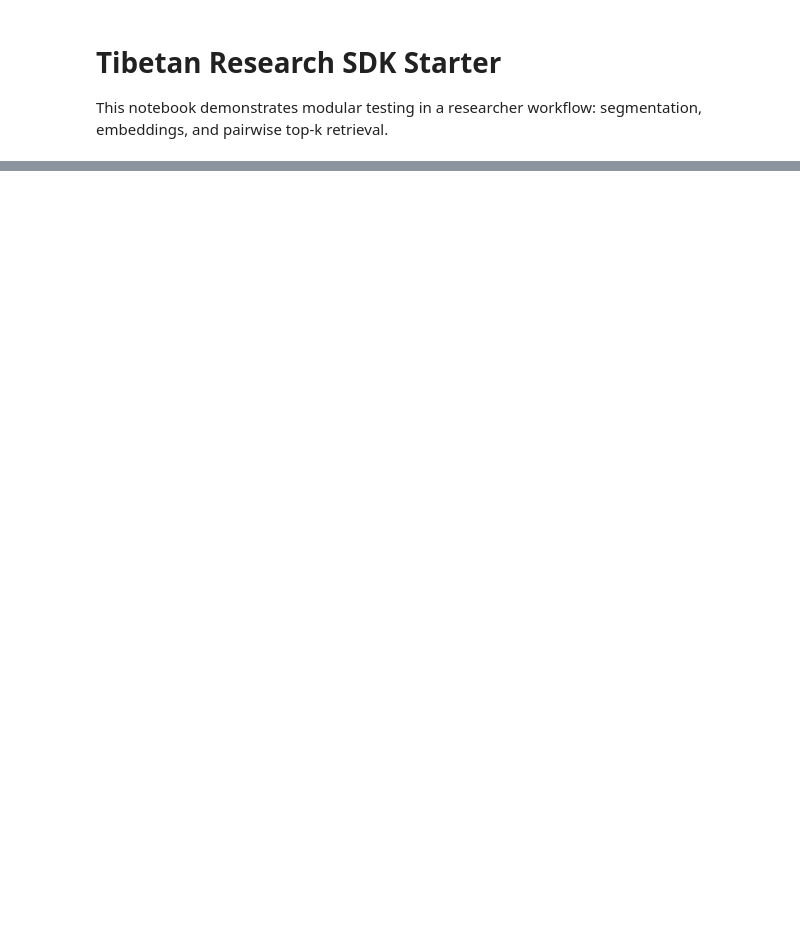
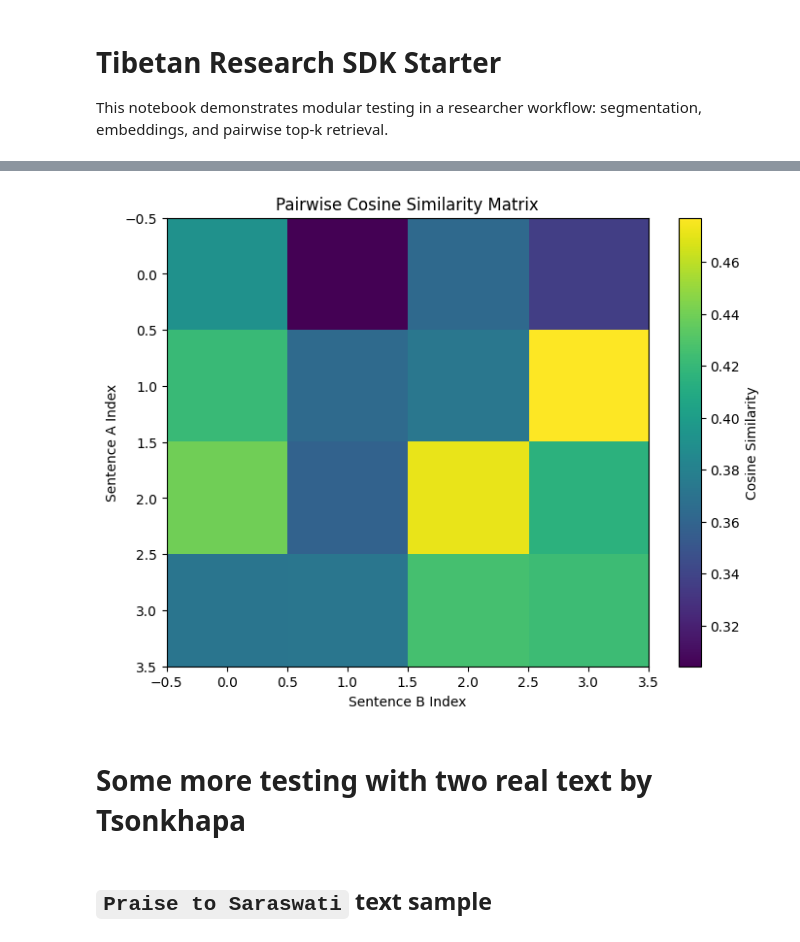
Before and after one commit to ten-jampa/embedding-model-for-tibetan, a Jupyter notebook: notebooks/01_research_sdk_starter.ipynb, the cells around one changed output, grey strips where cells are left out. Cells and saved outputs as stored; diff of their text form; code cells hidden in the pictures; blank space fills up the shorter version.

Commit message:
docs: refresh README and notebook starter for pairwise workflow

```diff
--- a/notebooks/01_research_sdk_starter.ipynb
+++ b/notebooks/01_research_sdk_starter.ipynb
@@ -37,0 +79,5 @@ embedding_view.to_dataframe().head()
+# %%
+embedding_view_a = embedding_view
+# %%
+embedding_view_b = sdk.embed_sentences(seg_b.segments)
+embedding_view_b.to_dataframe().head()
@@ -37,0 +92,26 @@ embedding_view.to_dataframe().head()
+# %%
+## custom code to do the pairwise calculation if the embeddings have already been calculated
+# The error occurs because global_top_k_matches() does not accept 'top_k' as a keyword argument.
+# Let's inspect its signature and call it with correct arguments.
+# If the correct argument is positional, pass it as such, not as a keyword.
+
+# For most cosine similarity ranking utilities, the order may be:
+# global_top_k_matches(matrix, sentences_a, sentences_b, k)
+# Adjust accordingly (remove top_k=).
+
+def _pairwise_from_embeddings(self, other, top_k: int = 5) -> PairwiseView:
+    matrix = cosine_similarity_matrix(self.embeddings, other.embeddings)
+    # Correction: pass top_k as a positional argument, not keyword, if expected so
+    matches = global_top_k_matches(matrix, self.sentences, other.sentences, top_k)
+    return PairwiseView(
+        model_id=self.model_id,
+        device=self.device,
+        segments_a=self.sentences,
+        segments_b=other.sentences,
+        similarity_matrix=matrix,
+        matches=matches,
+    )
+
+pairwise_view = _pairwise_from_embeddings(embedding_view_a, embedding_view_b)
+
+pairwise_view
@@ -38,3 +141,21 @@ embedding_view.to_dataframe().head()
+# %%
+import matplotlib.pyplot as plt
+import numpy as np
+
+# Plot the similarity (heat) matrix
+plt.figure(figsize=(8, 6))
+plt.imshow(pairwise_view.similarity_matrix, cmap="viridis", aspect="auto")
+plt.colorbar(label="Cosine Similarity")
+plt.title("Pairwise Cosine Similarity Matrix")
+plt.xlabel("Sentence B Index")
+plt.ylabel("Sentence A Index")
+plt.show()
+# %% [output]
+[figure, added]
 # %%
 pairwise_view = sdk.pairwise(text_a, text_b, top_k=5)
 pairwise_view.topk_dataframe()
+# %% [markdown]
+# Some more testing with two real text by Tsonkhapa
+# %% [markdown]
+## ``Praise to Saraswati`` text sample
```
Also changed, not shown: parts of 18 cells of this notebook, 1 other file.
